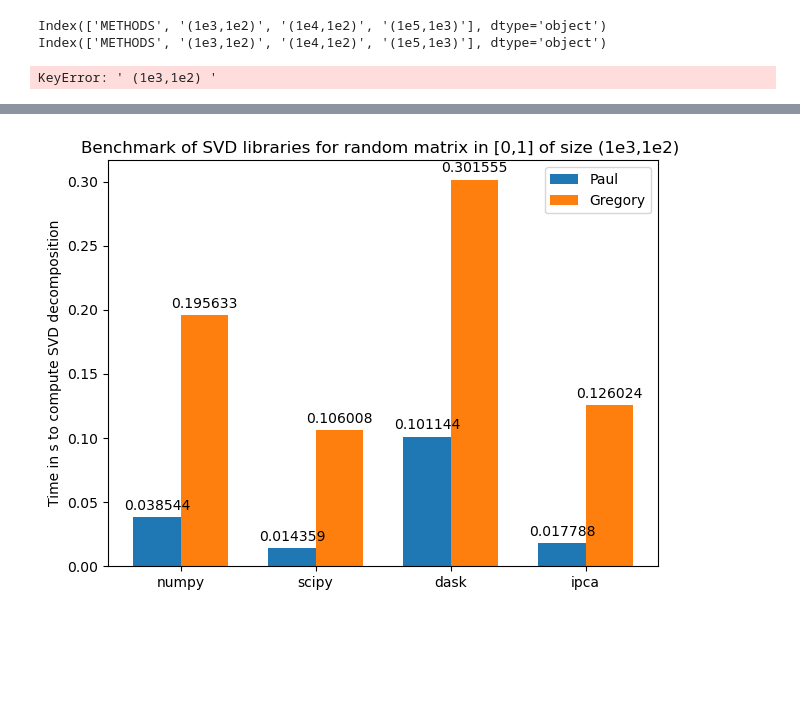
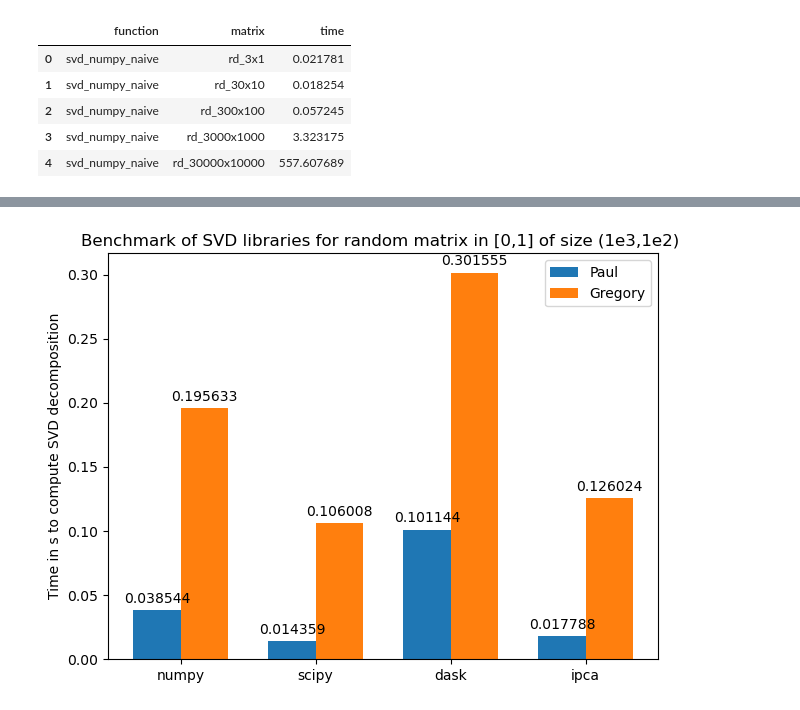
Before and after one commit to gleventoux/Extreme_SVD_Projet_Option, a Jupyter notebook: Histogrammes.ipynb, the cells around one changed output, grey strips where cells are left out. Saved outputs shown, nothing was run; the diff lists cells and outputs as text; code cells hidden in the pictures; blank space fills up the shorter version.

```diff
--- a/Histogrammes.ipynb
+++ b/Histogrammes.ipynb
@@ -2,22 +2,13 @@
 import pandas as pd
 import matplotlib.pyplot as plt
 import numpy as np
-# %%
-results = ["Gregory","Paul"]
-df_dict = {}
-for result in results:
-    filename = result+".csv"
-    df = pd.read_csv(filename,sep=",",header=0)
-    print(df.columns)
-    df.astype({"METHODS" : "str"})
-    df_dict[result] = df
-# %% [output]
-Index(['METHODS', '(1e3,1e2)', '(1e4,1e2)', '(1e5,1e3)'], dtype='object')
-Index(['METHODS', '(1e3,1e2)', '(1e4,1e2)', '(1e5,1e3)'], dtype='object')
-# %%
-labels = list(df_dict["Paul"]["METHODS"])
-paul_values = df_dict["Paul"]['(1e3,1e2)']
-gregory_values = df_dict["Gregory"]['(1e3,1e2)']
-print(labels)
-# %% [output]
-KeyError: ' (1e3,1e2) '
+# %%
+df = pd.read_csv("memmap_results.csv",sep=",",header=0)
+df.head()
+# %% [output]
+|  | function | matrix | time |
+| 0 | svd_numpy_naive | rd_3x1 | 0.021781 |
+| 1 | svd_numpy_naive | rd_30x10 | 0.018254 |
+| 2 | svd_numpy_naive | rd_300x100 | 0.057245 |
+| 3 | svd_numpy_naive | rd_3000x1000 | 3.323175 |
+| 4 | svd_numpy_naive | rd_30000x10000 | 557.607689 |
```
Also changed, not shown: parts of 4 cells of this notebook, 6 other files.
